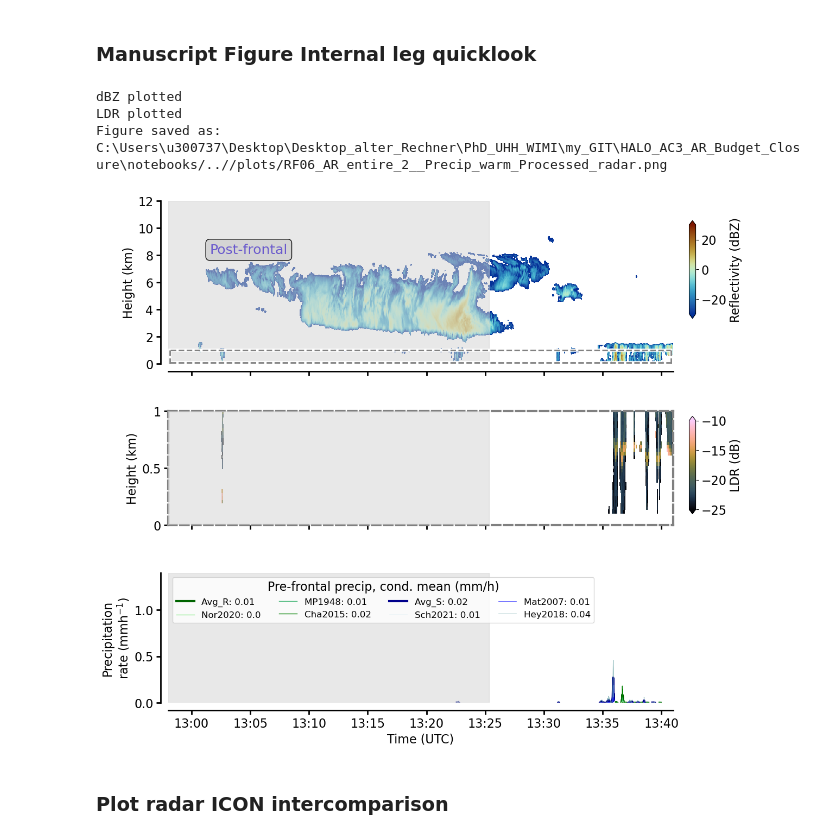
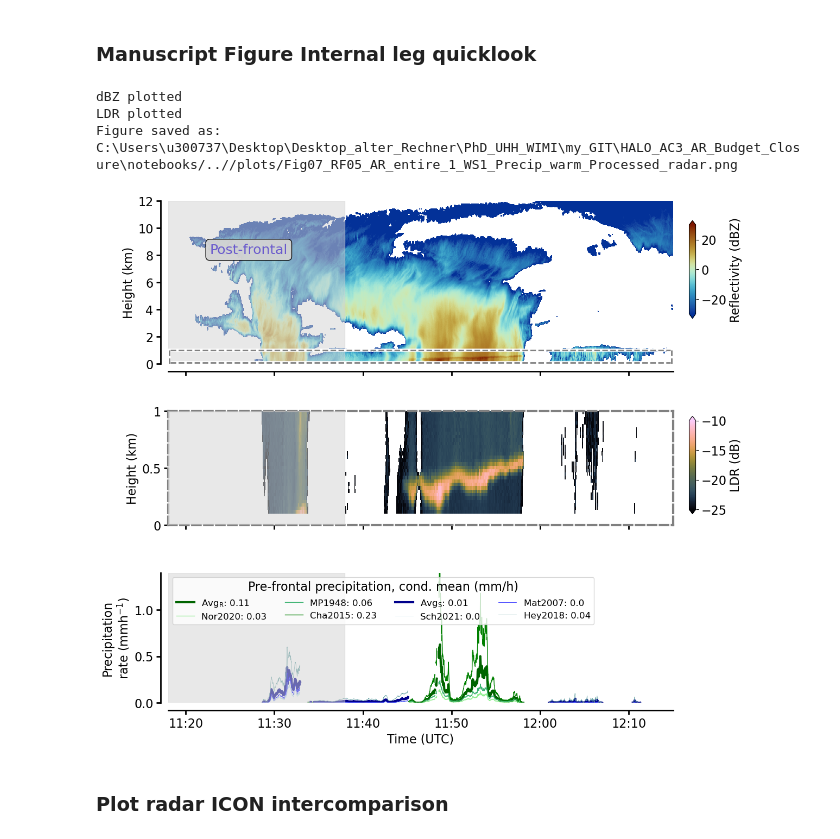
Before and after one commit to hdorff94/HALO_AC3_AR_Budget_Closure, a Jupyter notebook: notebooks/internal_radar_precipitation.ipynb, the cells around one changed output. Saved outputs shown, nothing was run; the diff lists cells and outputs as text; code cells hidden in the pictures.

```diff
--- a/notebooks/internal_radar_precipitation.ipynb
+++ b/notebooks/internal_radar_precipitation.ipynb
@@ -82,8 +82,8 @@ flight_dates={
     "RF06":"20220316",
     "RF16":"20220410"}
 ##### To define: flight and AR sector-------------------------------------------------------------#
-ar_of_day="AR_entire_2"
-flight=["RF06"]
+ar_of_day="AR_entire_1"
+flight=["RF05"]
 #-------------------------------------------------------------------------------------------------#
 flight_sequence=["RF05__AR_entire_1","RF05__AR_entire_2","RF06__AR_entire_1","RF06__AR_entire_2"]
 radar_sequence={}
@@ -402,7 +402,8 @@ This part generates a very simplified estimation of attenuation by just adding 4
 # %%
+attenuation_value=2 #dbz
 if do_sensitivity_study:
     strong_precipitation_rate=Radar_cls.mimic_attenuation(
-        processed_radar,surface_mask,precip_type_series)
+        processed_radar,surface_mask,precip_type_series,attenuation_value=attenuation_value)
 # %%
 do_plotting=False
 Radar_Plots=halodataplot.Radar_Quicklook(cfg_dict)
@@ -530,8 +555,9 @@ precip_icon_series=pd.DataFrame(data=np.array(cutted_icon_precip.values[0,:]))
 # %%
 haloac3_precipitation = Airplots.HALO_AC3_precipitation(cmpgn_cls,halo_df,halo_era5,halo_icon_hmp,hydro_ds,processed_radar,
             warm_radar_precip_field,warm_icon_precip_track_field,pd.DataFrame,pd.DataFrame,
-            precipitation_rate,strong_precipitation_rate,radar_str,
-            flight,ar_of_day,major_path=os.getcwd(),sector=sector_to_plot,calibrated_radar=calibrated_radar)
+            precipitation_rate,strong_precipitation_rate,radar_str,flight,ar_of_day,
+            major_path=os.getcwd(),sector=sector_to_plot,calibrated_radar=calibrated_radar,
+            attenuation_value=attenuation_value)
 # %% [output]
 C:\Users\u300737\Desktop\Desktop_alter_Rechner\PhD_UHH_WIMI\my_GIT\HALO_AC3_AR_Budget_Closure\notebooks/../..//../Work/GIT_Repository/HALO_AC3/data/budgets/
 # %% [markdown]
@@ -539,15 +565,15 @@ C:\Users\u300737\Desktop\Desktop_alter_Rechner\PhD_UHH_WIMI\my_GIT\HALO_AC3_AR_B
 # %%
 if flight[0]=="RF05" and ar_of_day=="AR_entire_1":
     save_as_manuscript_plot=True
 else:
     save_as_manuscript_plot=False
-haloac3_precipitation.plot_radar_rain_rates(sector_times,warm_radar_internal_precip,
+haloac3_precipitation.plot_radar_rain_rates(sector_times,warm_radar_internal_precip,mlayer_height,
                       sector=sector,save_as_manuscript_plot=save_as_manuscript_plot)
 # %% [output]
 dBZ plotted
 LDR plotted
-Figure saved as: C:\Users\u300737\Desktop\Desktop_alter_Rechner\PhD_UHH_WIMI\my_GIT\HALO_AC3_AR_Budget_Closure\notebooks/..//plots/RF06_AR_entire_2__Precip_warm_Processed_radar.png
+Figure saved as: C:\Users\u300737\Desktop\Desktop_alter_Rechner\PhD_UHH_WIMI\my_GIT\HALO_AC3_AR_Budget_Closure\notebooks/..//plots/Fig07_RF05_AR_entire_1_WS1_Precip_warm_Processed_radar.png
-[figure, old version]
+[figure, new version]
 # %% [markdown]
 ### Plot radar ICON intercomparison
 # %%
```
Also changed, not shown: parts of 29 cells of this notebook, 41 other files.
